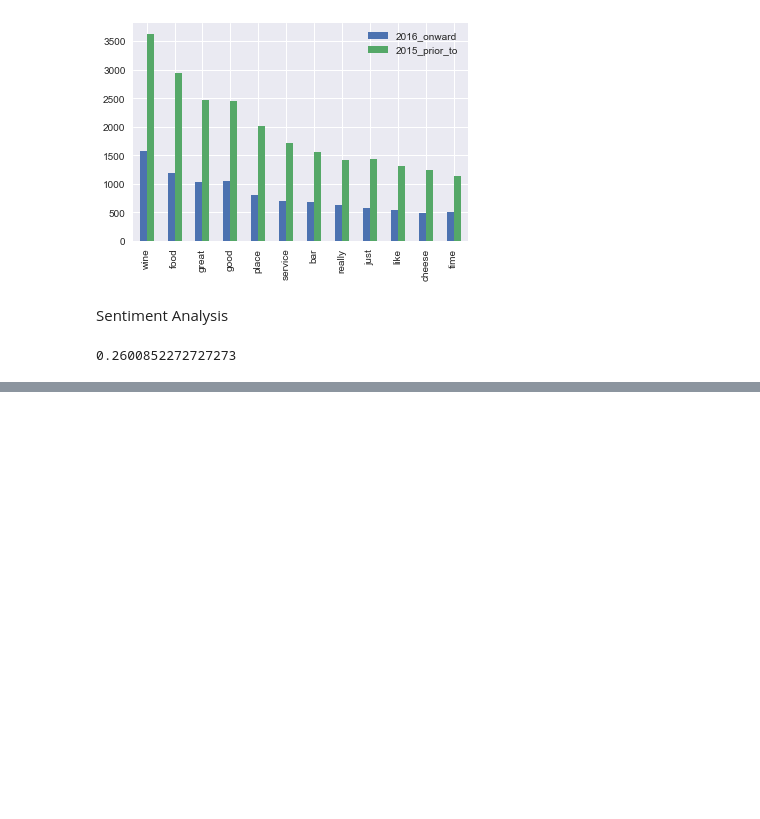
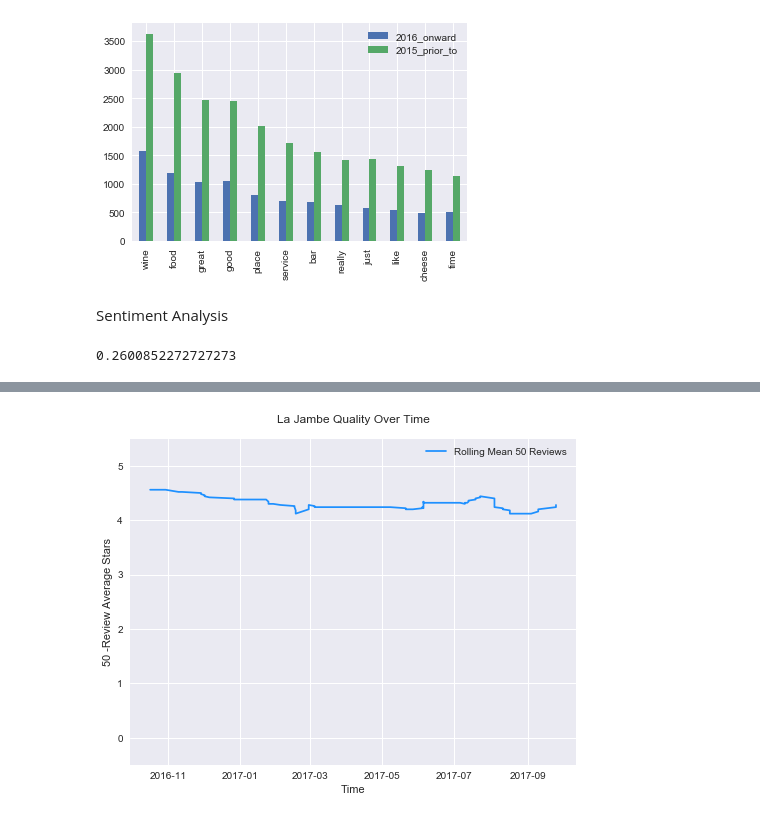
Before and after one commit to jerzeyguy384/nlpsideproject, a Jupyter notebook: yelp-dc-wine-analysis.ipynb, the cells around one changed output, grey strips where cells are left out. Drawn from its saved outputs; the diff is of its cells as text; code cells hidden in the pictures; blank space fills up the shorter version.

```diff
--- a/yelp-dc-wine-analysis.ipynb
+++ b/yelp-dc-wine-analysis.ipynb
@@ -1090,0 +1277,4 @@ plt.show()
+# %%
+ts = wine.set_index('date')
+# %%
+ts.index = pd.to_datetime(ts.index)
@@ -1090,0 +1291,12 @@ plt.show()
+# %%
+ts['date'] = ts.index
+# %%
+# vinoteca performance over time
+def plot_rest_quality(rest_name, n_reviews):
+    fig = plt.figure(figsize=(8, 6))
+    plt.plot(ts.sort_values(by='date')[ts.sort_values(by='date').rest_name == rest_name].stars.rolling(window=n_reviews,center=False).mean(), label='Rolling Mean %d Reviews' %n_reviews, color='dodgerblue')
+    plt.ylim(-0.5,5.5)
+    plt.legend(loc='best')
+    plt.title('%s Quality Over Time'%rest_name, y=1.03)
+    plt.ylabel('%d -Review Average Stars'%n_reviews)
+    plt.xlabel('Time')
@@ -1090,0 +1323,4 @@ plt.show()
+# %%
+plot_rest_quality('La Jambe', 50)
+# %% [output]
+[figure, added]
```
Also changed, not shown: parts of 42 cells of this notebook.
